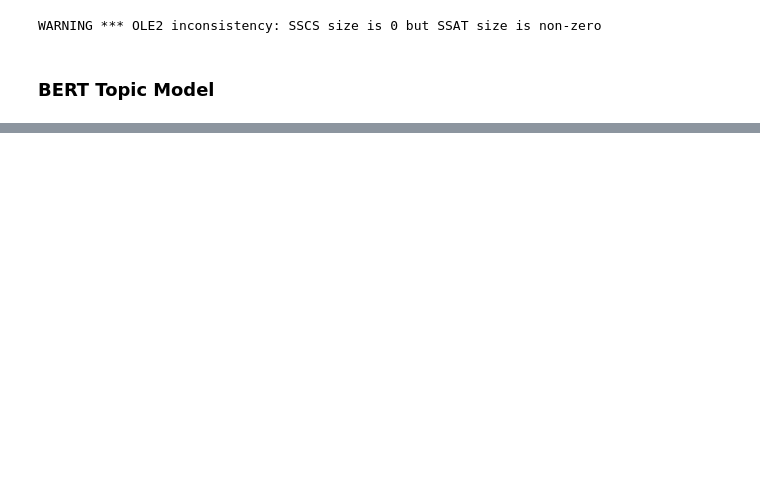
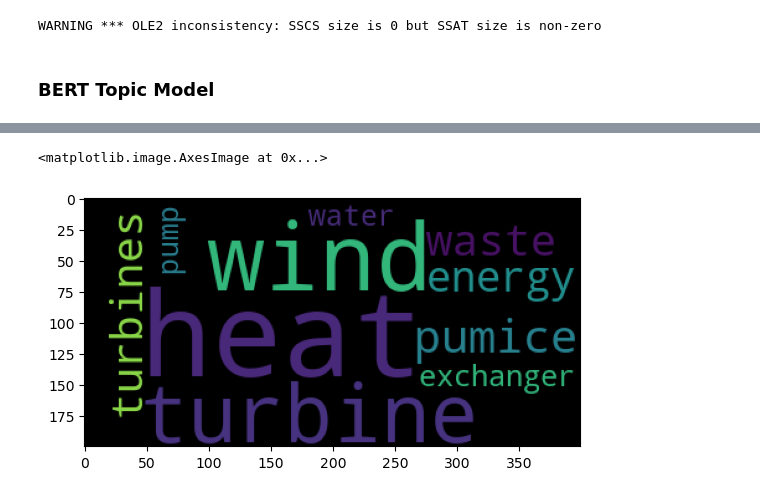
Before and after one commit to shahamana/rosetta-topic-model, a Jupyter notebook: bert_student_analysis.ipynb, the cells around one changed output, grey strips where cells are left out. Drawn from its saved outputs; the diff is of its cells as text; code cells hidden in the pictures; blank space fills up the shorter version.

```diff
--- a/bert_student_analysis.ipynb
+++ b/bert_student_analysis.ipynb
@@ -95,0 +126,6 @@ ValueError: Mime type rendering requires nbformat>=4.2.0 but it is not installed
+# %%
+wc = WordCloud().fit_words(get_topic_dict(3))
+plt.imshow(wc)
+# %% [output]
+<matplotlib.image.AxesImage at 0x...>
+[figure, added]
```
Also changed, not shown: parts of 23 cells of this notebook, 1 other file.
